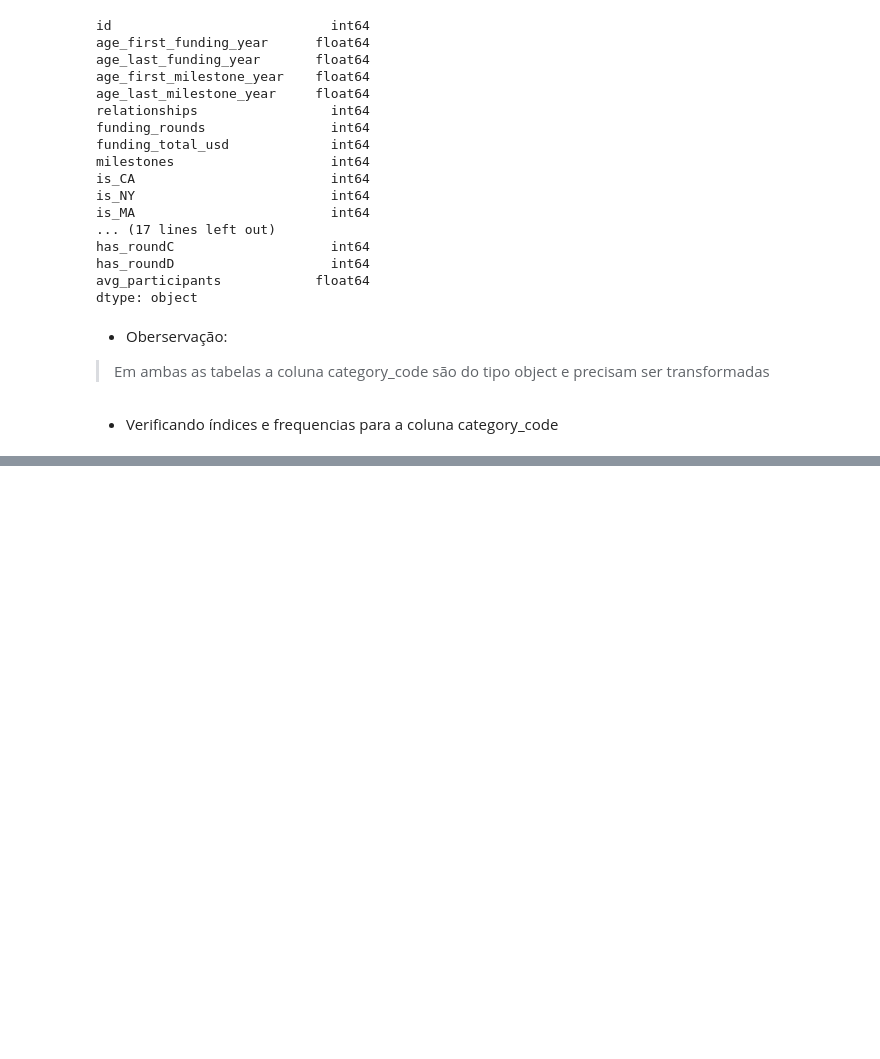
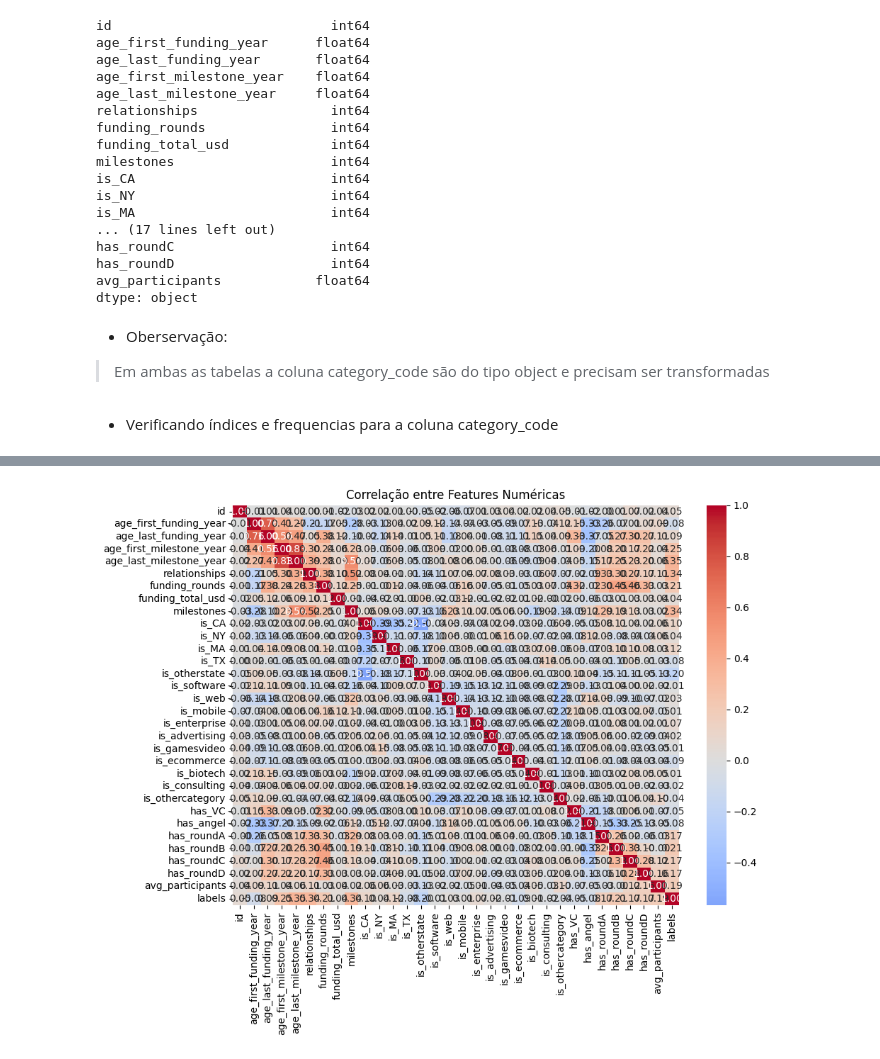
Before and after one commit to C-Icaro/Python-learning, a Jupyter notebook: Competição Modelos Preditivos - Kaggle/modelo.ipynb, the cells around one changed output, grey strips where cells are left out. Cells and saved outputs as stored; diff of their text form; code cells hidden in the pictures; blank space fills up the shorter version.

```diff
--- a/Competição Modelos Preditivos - Kaggle/modelo.ipynb
+++ b/Competição Modelos Preditivos - Kaggle/modelo.ipynb
@@ -210,0 +304,11 @@ plt.pie(sizes, labels=labels)
+# %%
+# One-Hot Encoding no conjunto de treino
+df_train_encoded = pd.get_dummies(df_train, columns=['category_simplified'], prefix='category')
+
+# One-Hot Encoding no conjunto de teste
+df_test_encoded = pd.get_dummies(df_test, columns=['category_simplified'], prefix='category')
+
+print("Colunas criadas pelo One-Hot Encoding:")
+category_columns = [col for col in df_train_encoded.columns if col.startswith('category_')]
+for col in category_columns:
+    print(f"- {col}")
@@ -210,0 +354,13 @@ plt.pie(sizes, labels=labels)
+# %%
+print("=== RESULTADO DO AGRUPAMENTO + ONE-HOT ENCODING ===")
+print(f"\nShape original do treino: {df_train.shape}")
+print(f"Shape após encoding do treino: {df_train_encoded.shape}")
+print(f"\nShape original do teste: {df_test.shape}")
+print(f"Shape após encoding do teste: {df_test_encoded.shape}")
+
+print(f"\nNúmero de colunas categóricas criadas: {len(category_columns)}")
+print("\nColunas categóricas finais:")
+for col in sorted(category_columns):
+    train_sum = df_train_encoded[col].sum()
+    test_sum = df_test_encoded[col].sum()
+    print(f"  {col}: {train_sum} no treino, {test_sum} no teste")
@@ -210,0 +434,18 @@ plt.pie(sizes, labels=labels)
+# %%
+# 5. Correlação Simples (apenas features numéricas)
+
+# Pegar apenas colunas numéricas
+numeric_cols = df_train_encoded.select_dtypes(include=[np.number]).columns.tolist()
+
+# Remover colunas categóricas criadas
+numeric_cols = [col for col in numeric_cols if not col.startswith('category_')]
+
+# Matriz de correlação simples
+plt.figure(figsize=(10, 8))
+corr_matrix = df_train_encoded[numeric_cols].corr()
+sns.heatmap(corr_matrix, annot=True, cmap='coolwarm', center=0, fmt='.2f')
+plt.title('Correlação entre Features Numéricas')
+plt.tight_layout()
+plt.show()
+# %% [output]
+[figure, added]
```
Also changed, not shown: parts of 81 cells of this notebook, 12 other files.
